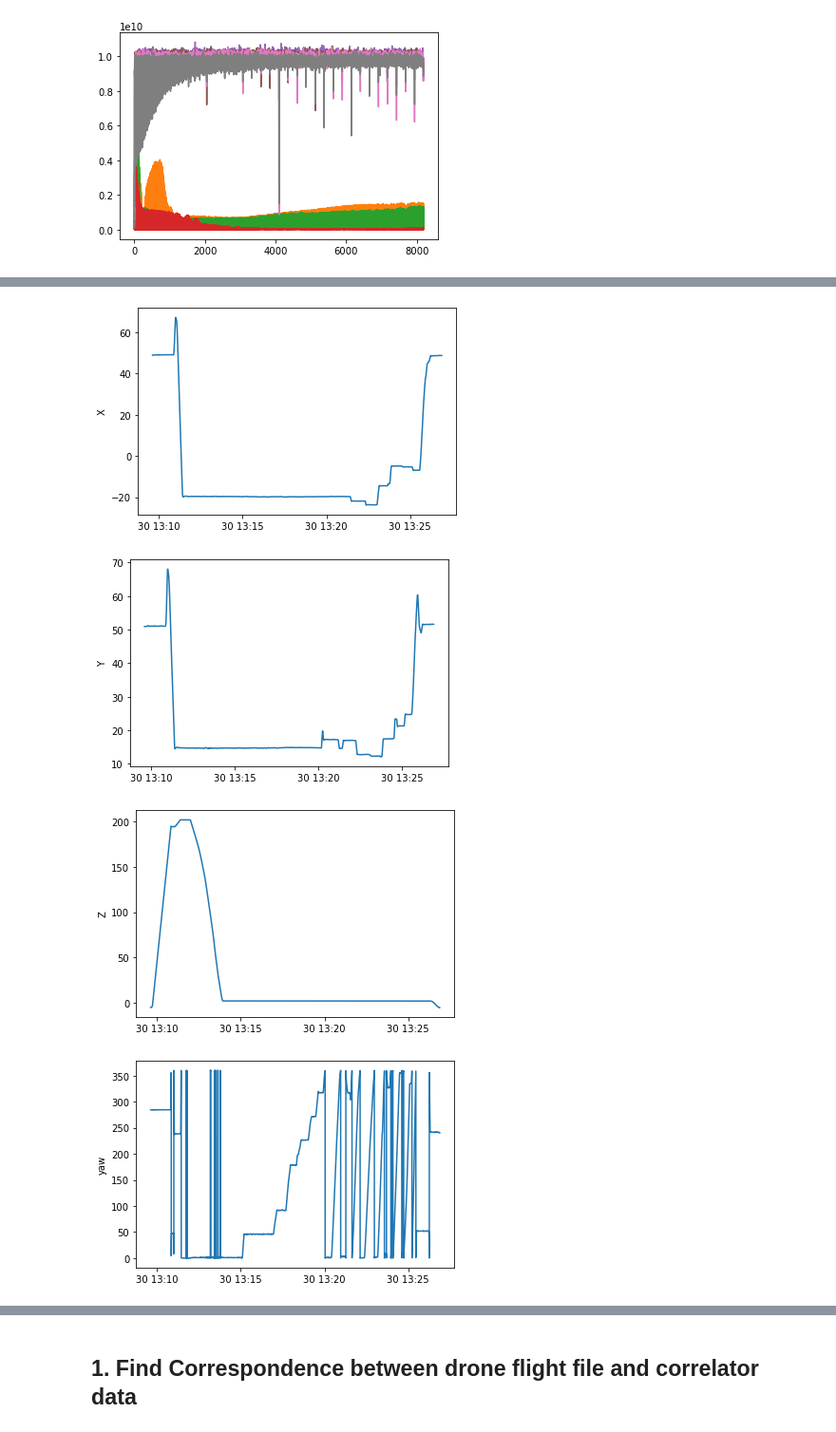
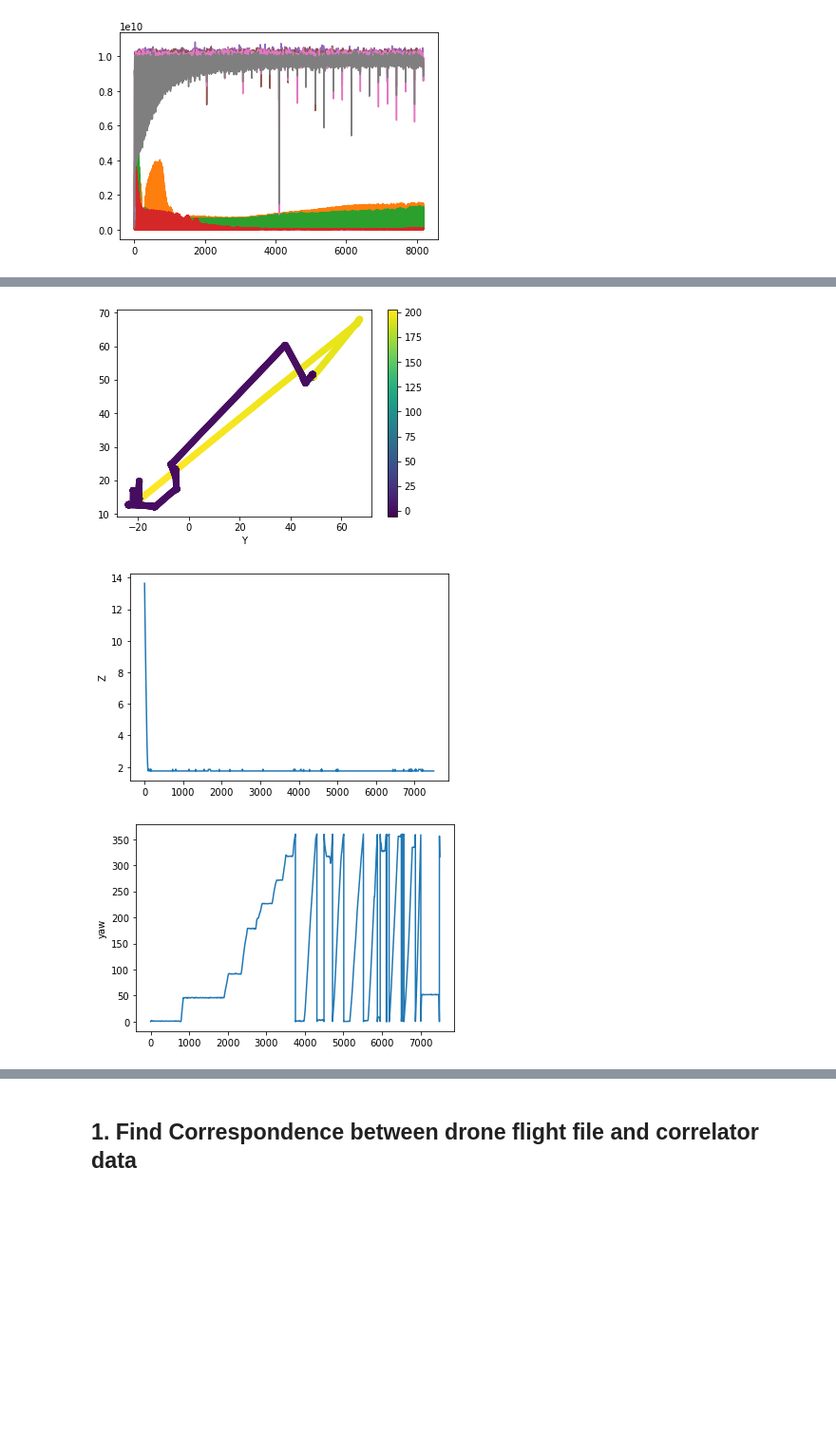
Before and after one commit to WrightLaboratory/DigitalNoiseSource, a Jupyter notebook: notebooks/LBN_DNS_GBO.ipynb, the cells around one changed output, grey strips where cells are left out. Shown at 95% size. Cells and saved outputs as stored; diff of their text form; code cells hidden in the pictures; blank space fills up the shorter version.

```diff
--- a/notebooks/LBN_DNS_GBO.ipynb
+++ b/notebooks/LBN_DNS_GBO.ipynb
@@ -36,7 +36,7 @@ gdir = cdir+'gains/' # gain dir
 
 
 ## define default 'good' frequency for plotting
-f_ind = 500
+f_ind = 1000
 #freqs = np.arange(800,400,-400./1024)
 #print(freqs[f_ind])
 
@@ -308,23 +318,20 @@ Assigning array values by reading in data files:
 <matplotlib.legend.Legend at 0x...>
 [figure]
 # %%
-plt.plot(dronedata.t_arr_datetime,dronedata.coords_xyz_LC[:,0])
-plt.ylabel('X')
+plt.scatter(dronedata.coords_xyz_LC[:,0],dronedata.coords_xyz_LC[:,1],c=dronedata.coords_xyz_LC[:,2])
+plt.xlabel('X')
+plt.xlabel('Y')
+plt.colorbar()
 plt.show()
 
-plt.plot(dronedata.t_arr_datetime,dronedata.coords_xyz_LC[:,1])
-plt.ylabel('Y')
-plt.show()
-
-plt.plot(dronedata.t_arr_datetime,dronedata.coords_xyz_LC[:,2])
+plt.plot(dronedata.coords_xyz_LC[sti:sto,2])
 plt.ylabel('Z')
 plt.show()
 
-plt.plot(dronedata.t_arr_datetime,dronedata.yaw)
+plt.plot(dronedata.yaw[sti:sto])
 plt.ylabel('yaw')
 plt.show()
 # %% [output]
-[figure, old version]
+[figure, new version]
-[figure, old version]
+[figure, new version]
-[figure, old version]
+[figure, new version]
-[figure, removed]
```
Also changed, not shown: parts of 10 cells of this notebook.
